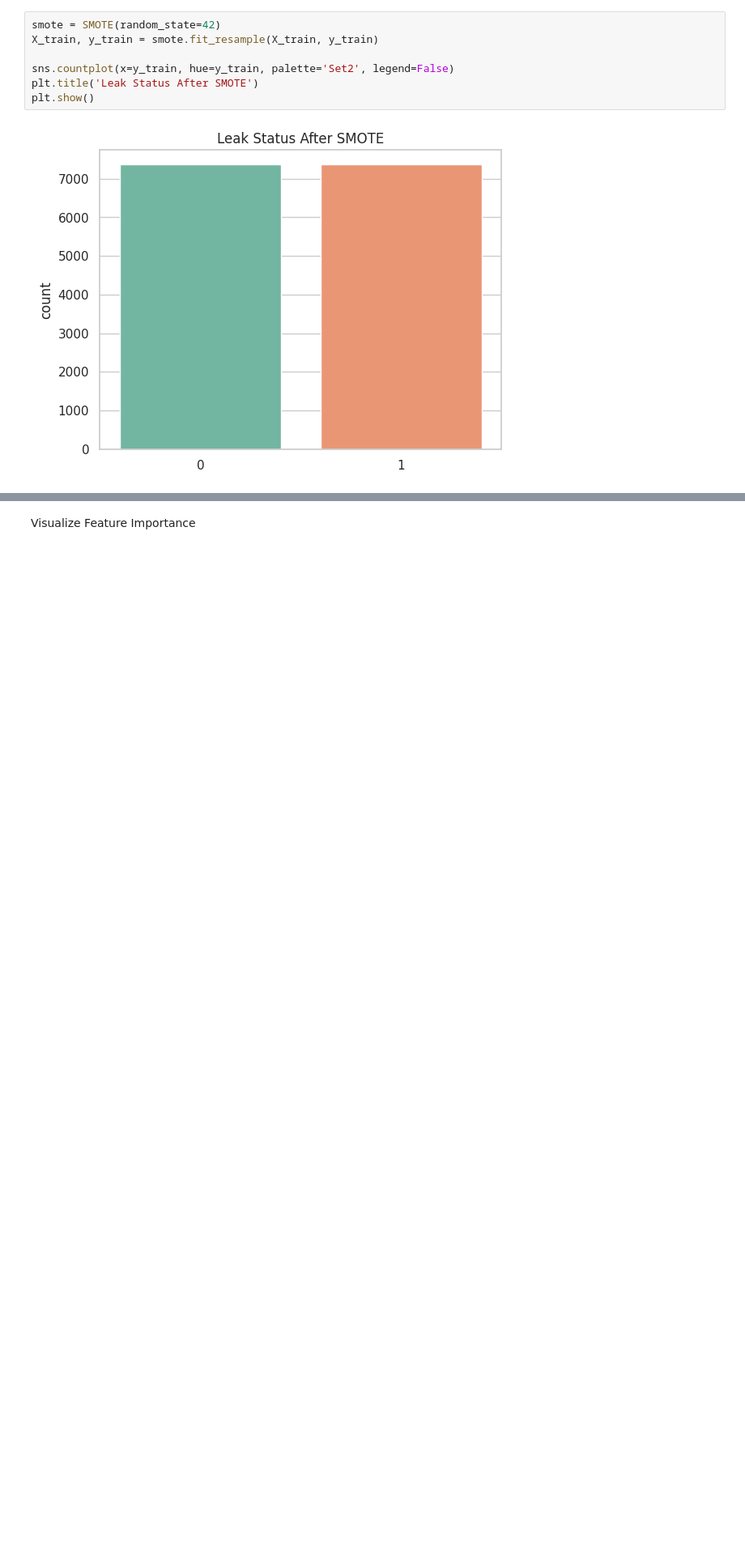
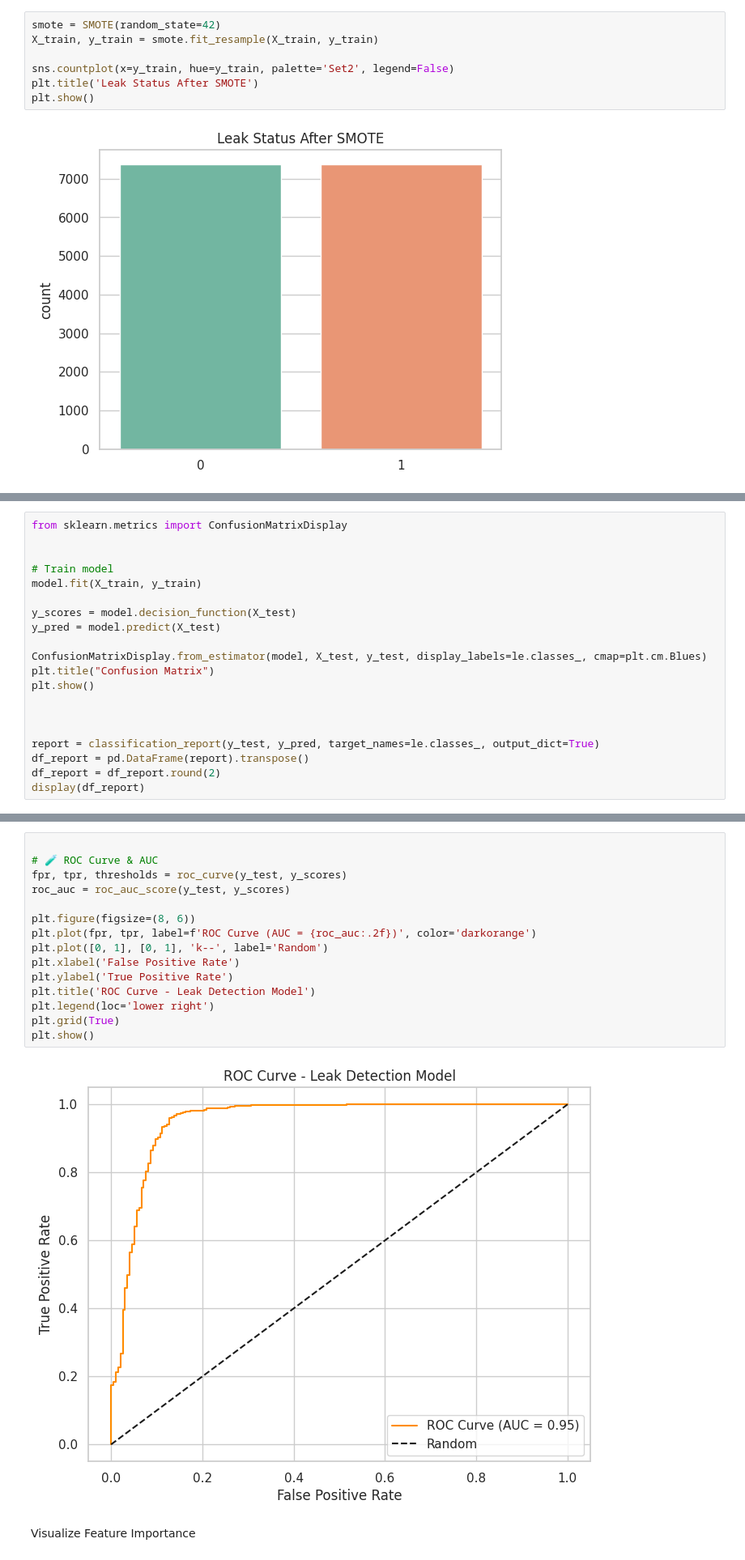
Before and after one commit to ambkingdavid/Leak-Detection-Model, a Jupyter notebook: new_svm_model.ipynb, the cells around one changed output, grey strips where cells are left out. Shown at 81% size. Saved outputs shown, nothing was run; the diff lists cells and outputs as text; blank space fills up the shorter version.

```diff
--- a/new_svm_model.ipynb
+++ b/new_svm_model.ipynb
@@ -145,0 +128,20 @@ plt.show()
+# %%
+from sklearn.metrics import ConfusionMatrixDisplay
+
+
+# Train model
+model.fit(X_train, y_train)
+
+y_scores = model.decision_function(X_test)
+y_pred = model.predict(X_test)
+
+ConfusionMatrixDisplay.from_estimator(model, X_test, y_test, display_labels=le.classes_, cmap=plt.cm.Blues)
+plt.title("Confusion Matrix")
+plt.show()
+
+
+
+report = classification_report(y_test, y_pred, target_names=le.classes_, output_dict=True)
+df_report = pd.DataFrame(report).transpose()
+df_report = df_report.round(2)
+display(df_report)
@@ -146,3 +158,20 @@ plt.show()
+# %%
+
+# 🧪 ROC Curve & AUC
+fpr, tpr, thresholds = roc_curve(y_test, y_scores)
+roc_auc = roc_auc_score(y_test, y_scores)
+
+plt.figure(figsize=(8, 6))
+plt.plot(fpr, tpr, label=f'ROC Curve (AUC = {roc_auc:.2f})', color='darkorange')
+plt.plot([0, 1], [0, 1], 'k--', label='Random')
+plt.xlabel('False Positive Rate')
+plt.ylabel('True Positive Rate')
+plt.title('ROC Curve - Leak Detection Model')
+plt.legend(loc='lower right')
+plt.grid(True)
+plt.show()
+# %% [output]
+[figure, added]
 # %% [markdown]
 Visualize Feature Importance
 # %%
```
Also changed, not shown: parts of 11 cells of this notebook, 1 other file.
